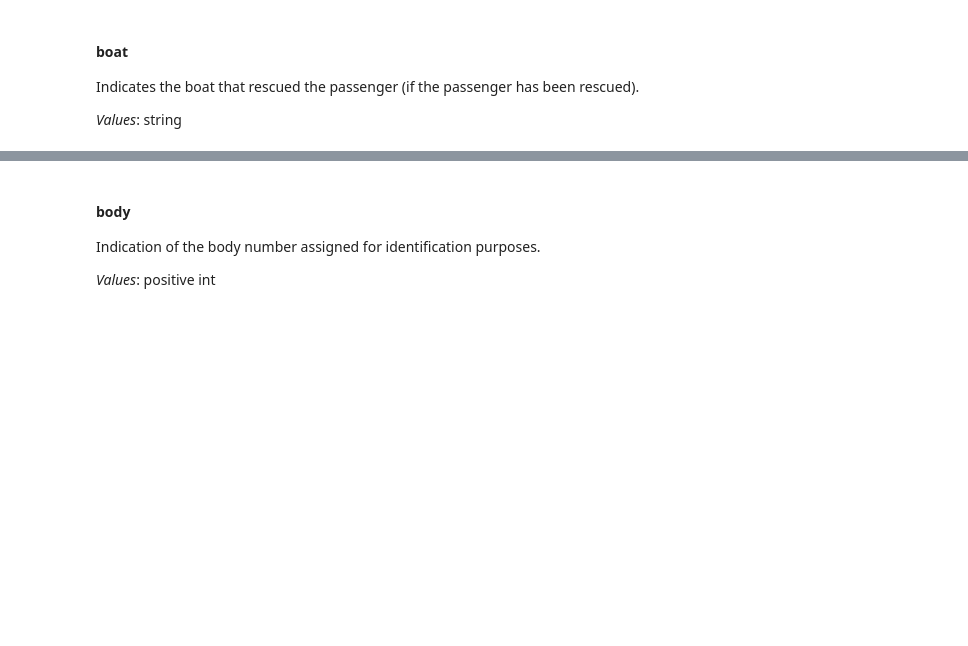
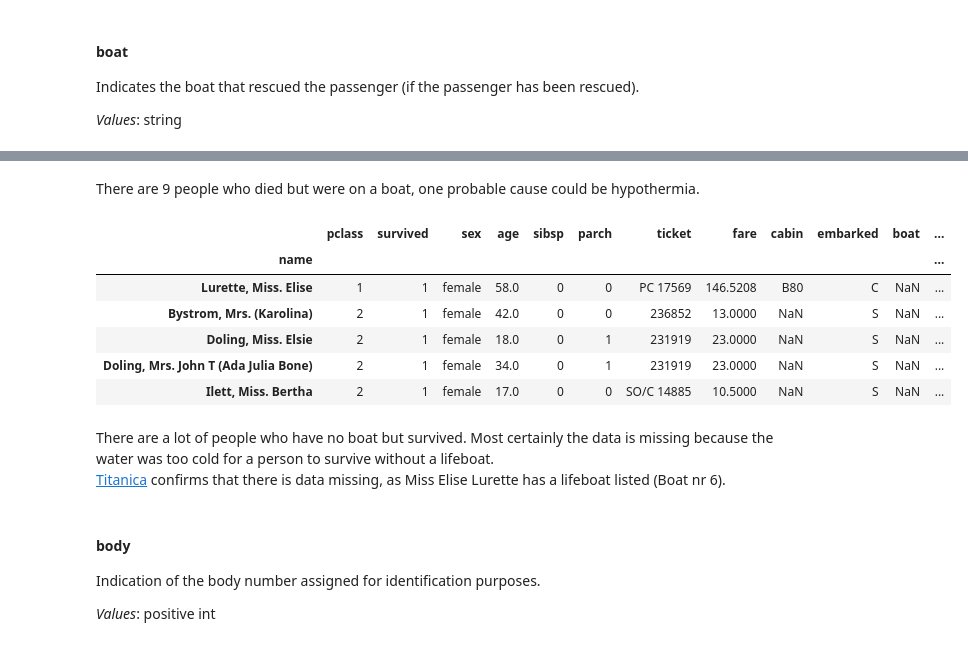
Before and after one commit to onanypoint/ADA-Homework, a Jupyter notebook: 01 - Pandas and Data Wrangling/Data Wrangling with Pandas.ipynb, the cells around one changed output, grey strips where cells are left out. Cells and saved outputs as stored; diff of their text form; code cells hidden in the pictures; blank space fills up the shorter version.

```diff
--- a/01 - Pandas and Data Wrangling/Data Wrangling with Pandas.ipynb
+++ b/01 - Pandas and Data Wrangling/Data Wrangling with Pandas.ipynb
@@ -762,3 +911,19 @@ Indicates the boat that rescued the passenger (if the passenger has been rescued
+# %% [markdown]
+There are 9 people who died but were on a boat, one probable cause could be hypothermia.
+# %%
+#check if every person that survived has been rescued
+titanic[titanic.survived & titanic.boat.isnull()].head()
+# %% [output]
+|  | pclass | survived | sex | age | sibsp | parch | ticket | fare | cabin | embarked | boat | ... |
+| name |  |  |  |  |  |  |  |  |  |  |  | ... |
+| Lurette, Miss. Elise | 1 | 1 | female | 58.0 | 0 | 0 | PC 17569 | 146.5208 | B80 | C | NaN | ... |
+| Bystrom, Mrs. (Karolina) | 2 | 1 | female | 42.0 | 0 | 0 | 236852 | 13.0000 | NaN | S | NaN | ... |
+| Doling, Miss. Elsie | 2 | 1 | female | 18.0 | 0 | 1 | 231919 | 23.0000 | NaN | S | NaN | ... |
+| Doling, Mrs. John T (Ada Julia Bone) | 2 | 1 | female | 34.0 | 0 | 1 | 231919 | 23.0000 | NaN | S | NaN | ... |
+| Ilett, Miss. Bertha | 2 | 1 | female | 17.0 | 0 | 0 | SO/C 14885 | 10.5000 | NaN | S | NaN | ... |
+# %% [markdown]
+There are a lot of people who have no boat but survived. Most certainly the data is missing because the water was too cold for a person to survive without a lifeboat.
+[Titanica](https://www.encyclopedia-titanica.org/titanic-survivor/elise-lurette.html) confirms that there is data missing, as Miss Elise Lurette has a lifeboat listed (Boat nr 6).
 # %% [markdown]
 #### body
 Indication of the body number assigned for identification purposes.
```
Also changed, not shown: parts of 37 cells of this notebook.
